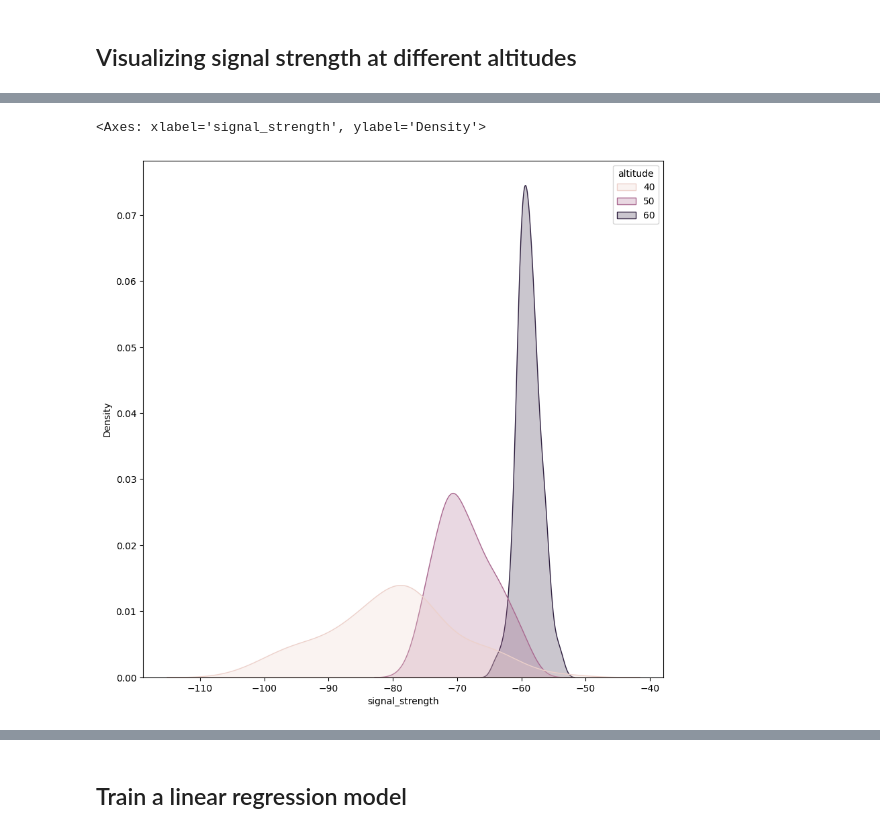
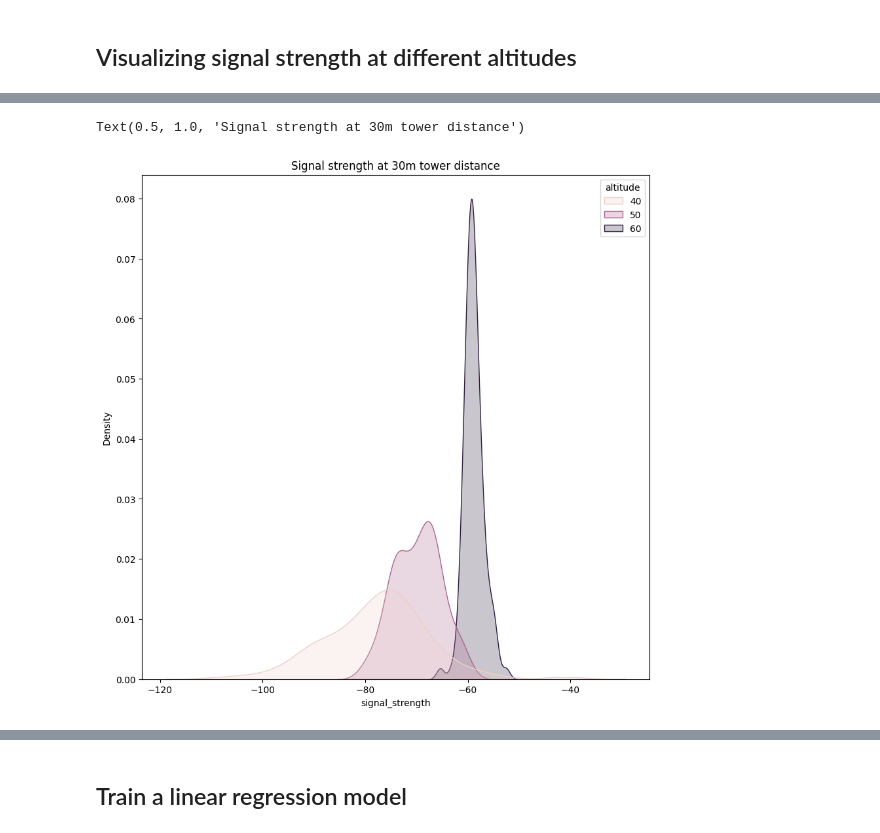
Before and after one commit to abrar-nazib/tether-ground-station, a Jupyter notebook: ML/dataviz.ipynb, the cells around one changed output, grey strips where cells are left out. Drawn from its saved outputs; the diff is of its cells as text; code cells hidden in the pictures.

```diff
--- a/ML/dataviz.ipynb
+++ b/ML/dataviz.ipynb
@@ -17,5 +12,5 @@ To enable the following instructions: AVX2 AVX512F AVX512_VNNI FMA, in other ope
 # %%
-df = pd.read_csv('drone_dataset.csv')
+df = pd.read_csv('drone_dataset_2.csv')
 df
 # %% [output]
 |  | lat | lng | altitude | tower_distance | signal_strength |
@@ -89,10 +93,11 @@ sns.kdeplot(data=df_20, x='signal_strength', hue='altitude', fill=True)
 # %%
 df_30 = df[df['tower_distance'] == 30]
 plt.figure(figsize=(10, 10))
 sns.kdeplot(data=df_30, x='signal_strength', hue='altitude', fill=True)
+plt.title('Signal strength at 30m tower distance')
 # %% [output]
-<Axes: xlabel='signal_strength', ylabel='Density'>
+Text(0.5, 1.0, 'Signal strength at 30m tower distance')
-[figure, old version]
+[figure, new version]
 # %%
 df_60 = df[df['tower_distance'] == 60]
 plt.figure(figsize=(10, 10))
```
Also changed, not shown: parts of 11 cells of this notebook, 7 other files.
